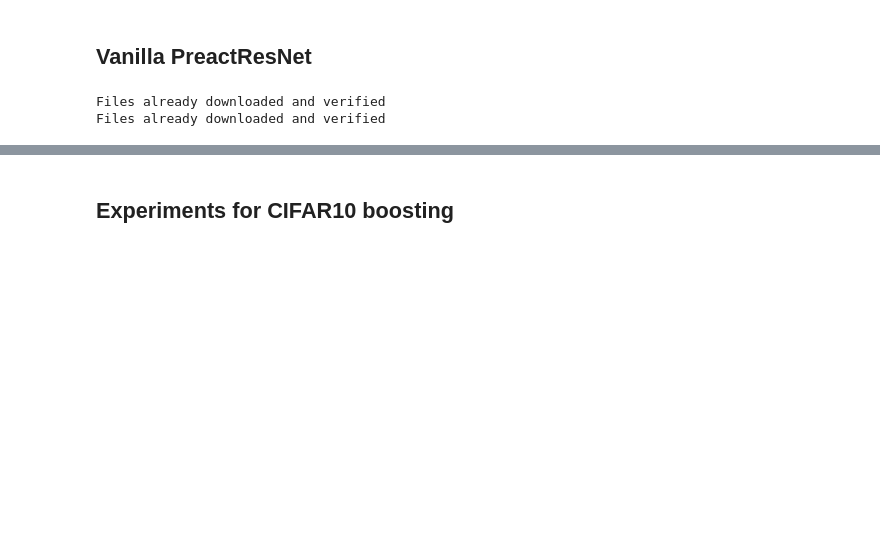
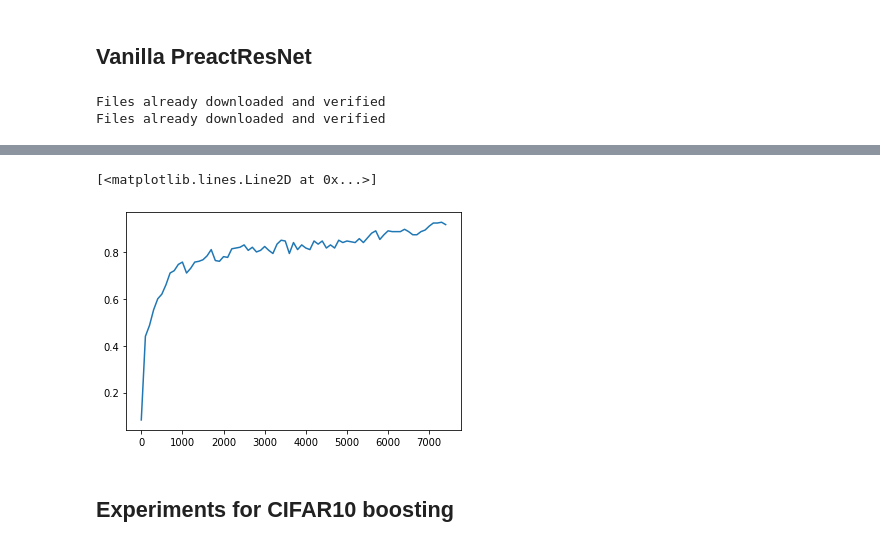
Before and after one commit to MLTheoryGT/AdversarialBoostingNeuralNets, a Jupyter notebook: BoostingExperiments.ipynb, the cells around one changed output, grey strips where cells are left out. Cells and saved outputs as stored; diff of their text form; code cells hidden in the pictures; blank space fills up the shorter version.

```diff
--- a/BoostingExperiments.ipynb
+++ b/BoostingExperiments.ipynb
@@ -61,7 +58,8 @@ Files already downloaded and verified
 Files already downloaded and verified
 # %%
 cifar10_vanilla = WongNeuralNetCIFAR10()
-cifar10_vanilla.fit(train_loader, test_loader, alpha = 0, epochs = 1, adv=False, epsilon=0)
+cifar10_vanilla.fit(train_loader, test_loader, alpha = 0, epochs = 15, adv=False, epsilon=0)
+print("done")
 # %% [output]
 adv: False
 maxIt: None
@@ -74,3 +81,9 @@ cifar10_vanilla.plot_val_accuracies()
+# %%
+# cifar10_vanilla.plot_val_accuracies()
+plt.plot(np.arange(0, len(cifar10_vanilla.val_accuracies*100), 100), cifar10_vanilla.val_accuracies)
+# %% [output]
+[<matplotlib.lines.Line2D at 0x...>]
+[figure, added]
 # %%
 print(len(cifar10_vanilla.iters), len(cifar10_vanilla.val_accuracies))
 # %% [markdown]
```
Also changed, not shown: parts of 7 cells of this notebook, 4 other files.
